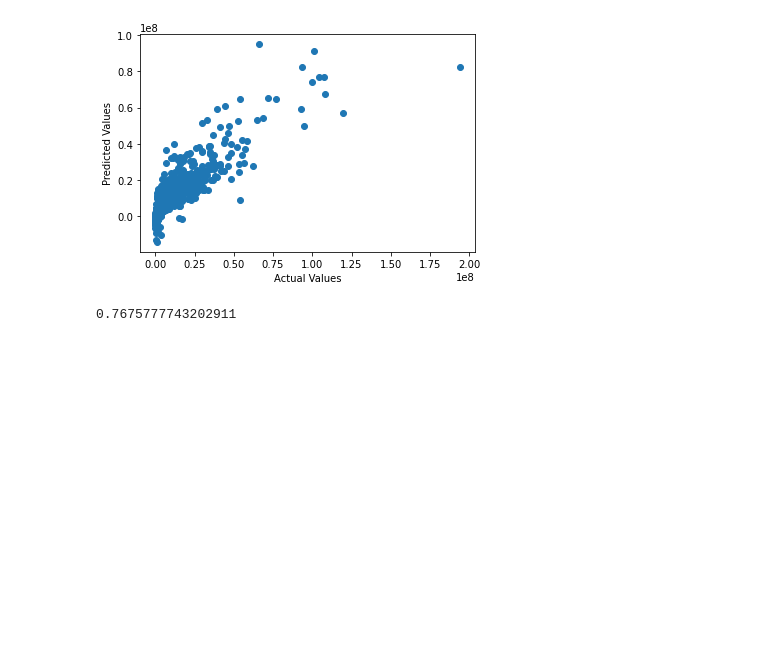
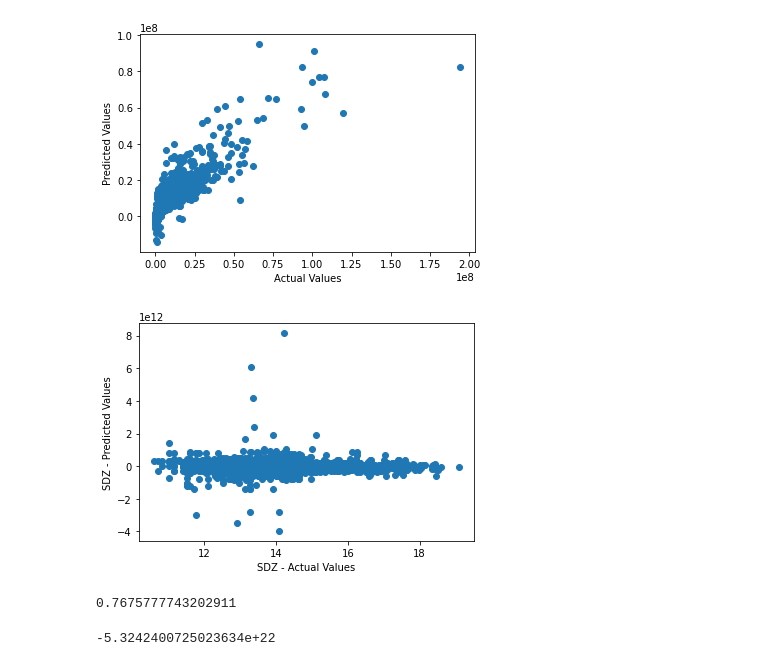
Before and after one commit to Abdulazeez-Dolapo/masters-dissertation, a Jupyter notebook: models/models.ipynb, the cells around one changed output. Cells and saved outputs as stored; diff of their text form; code cells hidden in the pictures; blank space fills up the shorter version.

```diff
--- a/models/models.ipynb
+++ b/models/models.ipynb
@@ -93,7 +196,18 @@ plt.ylabel('Predicted Values')
 plt.show()
 # %% [output]
 [figure]
+# %%
+plt.scatter(sdz_y_test, sdz_y_pred_test)
+plt.xlabel('SDZ - Actual Values')
+plt.ylabel('SDZ - Predicted Values')
+plt.show()
+# %% [output]
+[figure, added]
 # %%
 r2_score(y_test, y_pred_test)
 # %% [output]
 0.7675777743202911
+# %%
+r2_score(sdz_y_test, sdz_y_pred_test)
+# %% [output]
+-5.3242400725023634e+22
```
Also changed, not shown: parts of 10 cells of this notebook.
